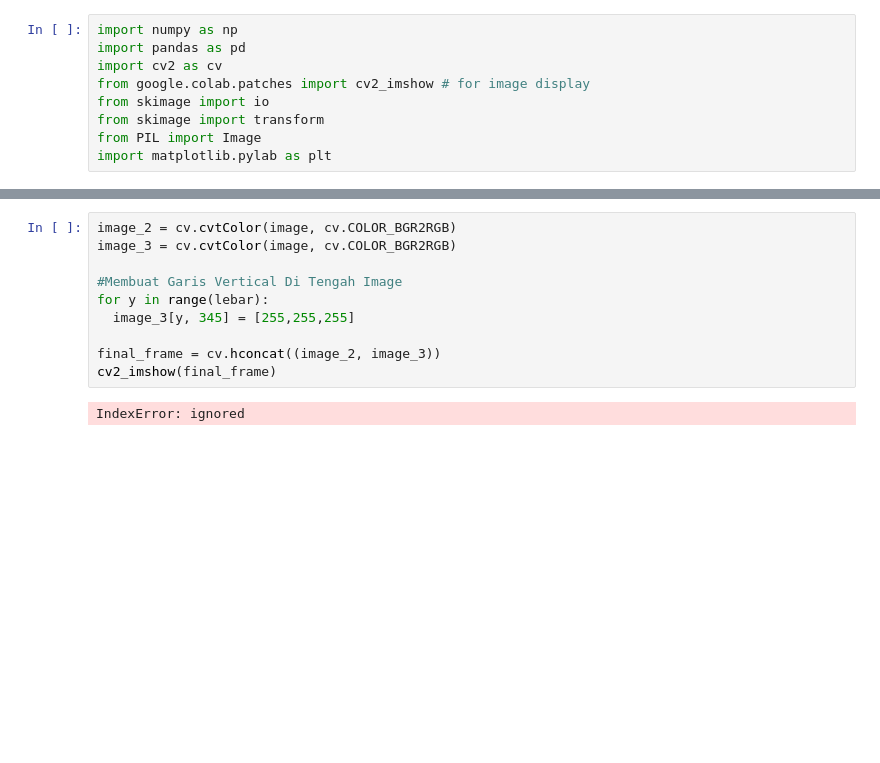
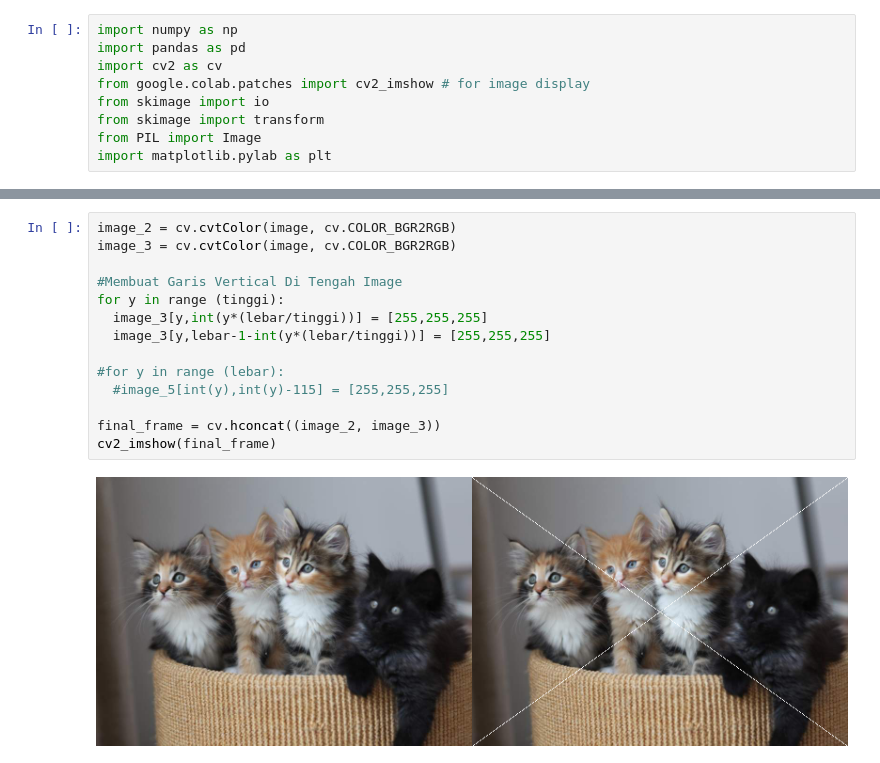
Before and after one commit to Yusyac/PCVK_Genap_2022, a Jupyter notebook: Week1.ipynb, the cells around one changed output, grey strips where cells are left out. Cells and saved outputs as stored; diff of their text form; blank space fills up the shorter version.

```diff
--- a/Week1.ipynb
+++ b/Week1.ipynb
@@ -63,12 +63,16 @@ cv2_imshow(final_frame)
 # %%
 image_2 = cv.cvtColor(image, cv.COLOR_BGR2RGB)
 image_3 = cv.cvtColor(image, cv.COLOR_BGR2RGB)
 
 #Membuat Garis Vertical Di Tengah Image
-for y in range(lebar):
-  image_3[y, 345] = [255,255,255]
+for y in range (tinggi):
+  image_3[y,int(y*(lebar/tinggi))] = [255,255,255]
+  image_3[y,lebar-1-int(y*(lebar/tinggi))] = [255,255,255]
+
+#for y in range (lebar):
+  #image_5[int(y),int(y)-115] = [255,255,255]
 
 final_frame = cv.hconcat((image_2, image_3))
 cv2_imshow(final_frame)
 # %% [output]
-IndexError: ignored
+[figure, added]
```
Also changed, not shown: parts of 4 cells of this notebook.
